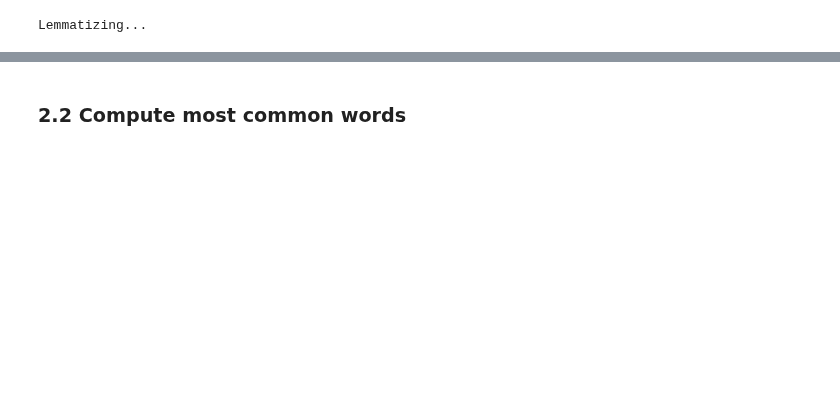
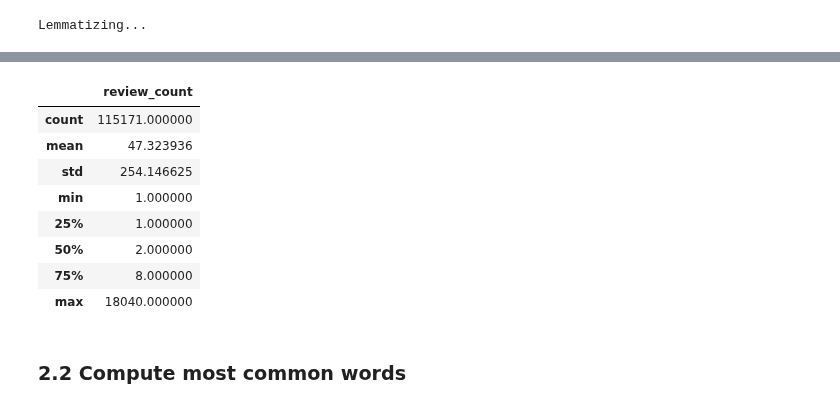
Before and after one commit to epfl-ada/ada-2023-project-remontada, a Jupyter notebook: code/main_vincent.ipynb, the cells around one changed output, grey strips where cells are left out. Cells and saved outputs as stored; diff of their text form; code cells hidden in the pictures; blank space fills up the shorter version.

```diff
--- a/code/main_vincent.ipynb
+++ b/code/main_vincent.ipynb
@@ -1060,0 +1020,3 @@ Lemmatizing...
+# %%
+reviews_per_others = df_texts_others.groupby('user_id').size().reset_index(name='review_count')
+reviews_per_others.sort_values(by='review_count', ascending=False, inplace=True)
@@ -1061,2 +1035,14 @@ Lemmatizing...
+# %%
+reviews_per_others.describe()
+# %% [output]
+|  | review_count |
+| count | 115171.000000 |
+| mean | 47.323936 |
+| std | 254.146625 |
+| min | 1.000000 |
+| 25% | 1.000000 |
+| 50% | 2.000000 |
+| 75% | 8.000000 |
+| max | 18040.000000 |
 # %% [markdown]
 ### 2.2 Compute most common words
```
Also changed, not shown: parts of 21 cells of this notebook, 1 other file.
